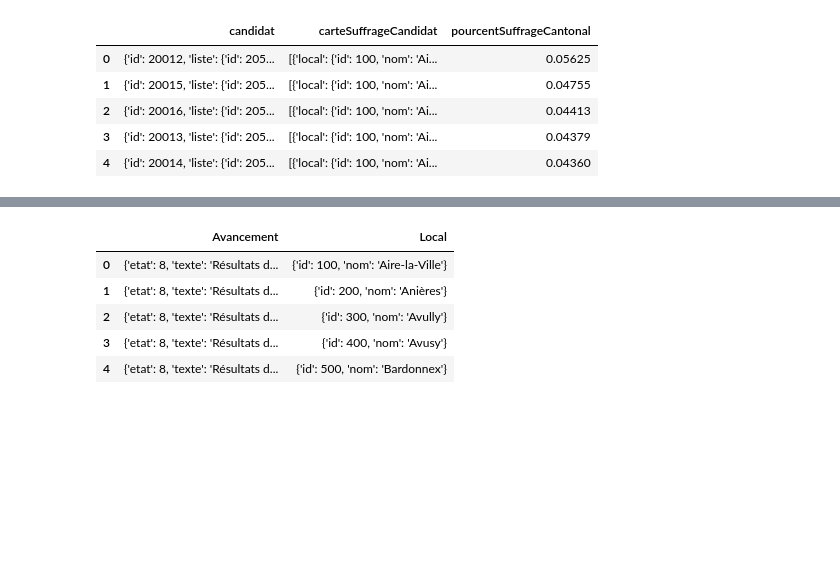
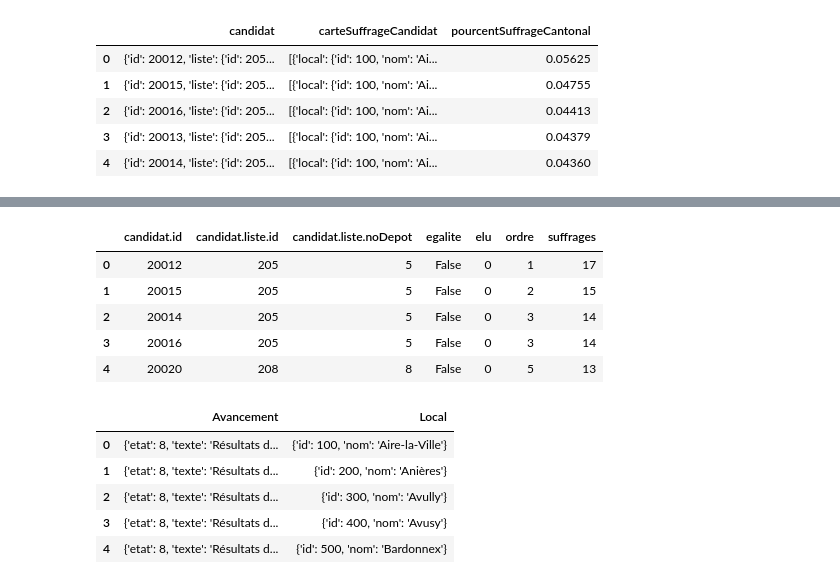
Before and after one commit to Zabamund/chatbotGE, a Jupyter notebook: data_investigation_json_flattening.ipynb, the cells around one changed output, grey strips where cells are left out. Drawn from its saved outputs; the diff is of its cells as text; code cells hidden in the pictures; blank space fills up the shorter version.

```diff
--- a/data_investigation_json_flattening.ipynb
+++ b/data_investigation_json_flattening.ipynb
@@ -60,5 +84,8 @@ df_CE_Resultats_CartesSuffragesCandidat.head()
 | 4 | {'id': 20014, 'liste': {'id': 205... | [{'local': {'id': 100, 'nom': 'Ai... | 0.04360 |
 # %%
 # import files
-#df_CE_Resultats_Commune_0100 = pd.read_json('./DATA_format_JSON/CE/datas/2351/CE_Resultats_Commune_0100.json')
-#df_CE_Resultats_Commune_0100.head()
+with open('./DATA_format_JSON/CE/datas/2351/CE_Resultats_Commune_0100.json') as f:
+    d = json.load(f)
+
+df_CE_Resultats_Commune_0100 = json_normalize(d)
+df_CE_Resultats_Commune_0100.head()
@@ -65,3 +95,14 @@ df_CE_Resultats_CartesSuffragesCandidat.head()
+# %%
+# flatten a nested part of nested json
+df_CE_Resultats_Commune_0100_resultatsNominatifs = json_normalize(d['resultatsNominatifs'])
+df_CE_Resultats_Commune_0100_resultatsNominatifs.head()
+# %% [output]
+|  | candidat.id | candidat.liste.id | candidat.liste.noDepot | egalite | elu | ordre | suffrages |
+| 0 | 20012 | 205 | 5 | False | 0 | 1 | 17 |
+| 1 | 20015 | 205 | 5 | False | 0 | 2 | 15 |
+| 2 | 20014 | 205 | 5 | False | 0 | 3 | 14 |
+| 3 | 20016 | 205 | 5 | False | 0 | 3 | 14 |
+| 4 | 20020 | 208 | 8 | False | 0 | 5 | 13 |
 # %%
 # import files
 df_CE_Resultats_InfoAvancement = pd.read_json('./DATA_format_JSON/CE/datas/2351/CE_Resultats_InfoAvancement.json')
```
Also changed, not shown: parts of 7 cells of this notebook.
